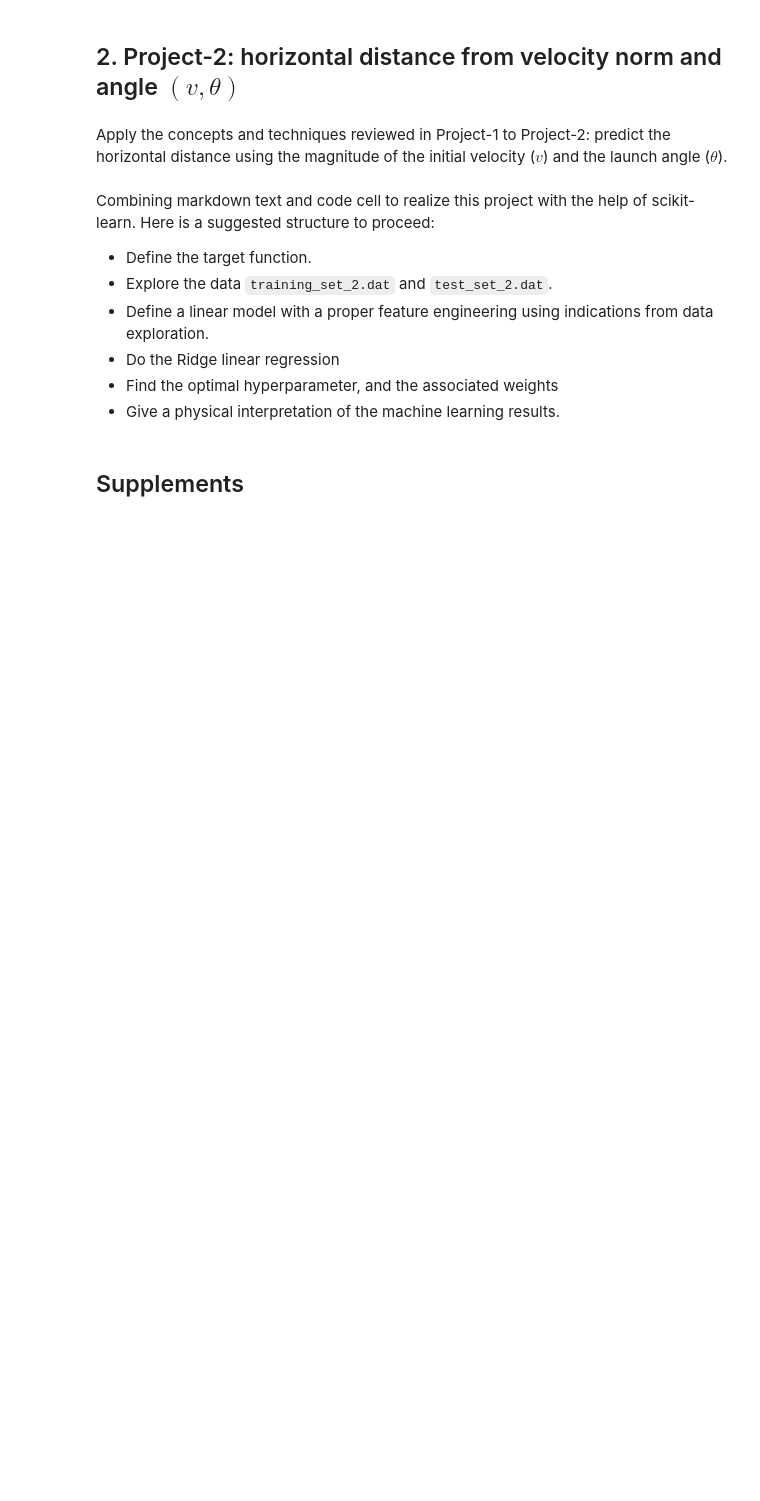
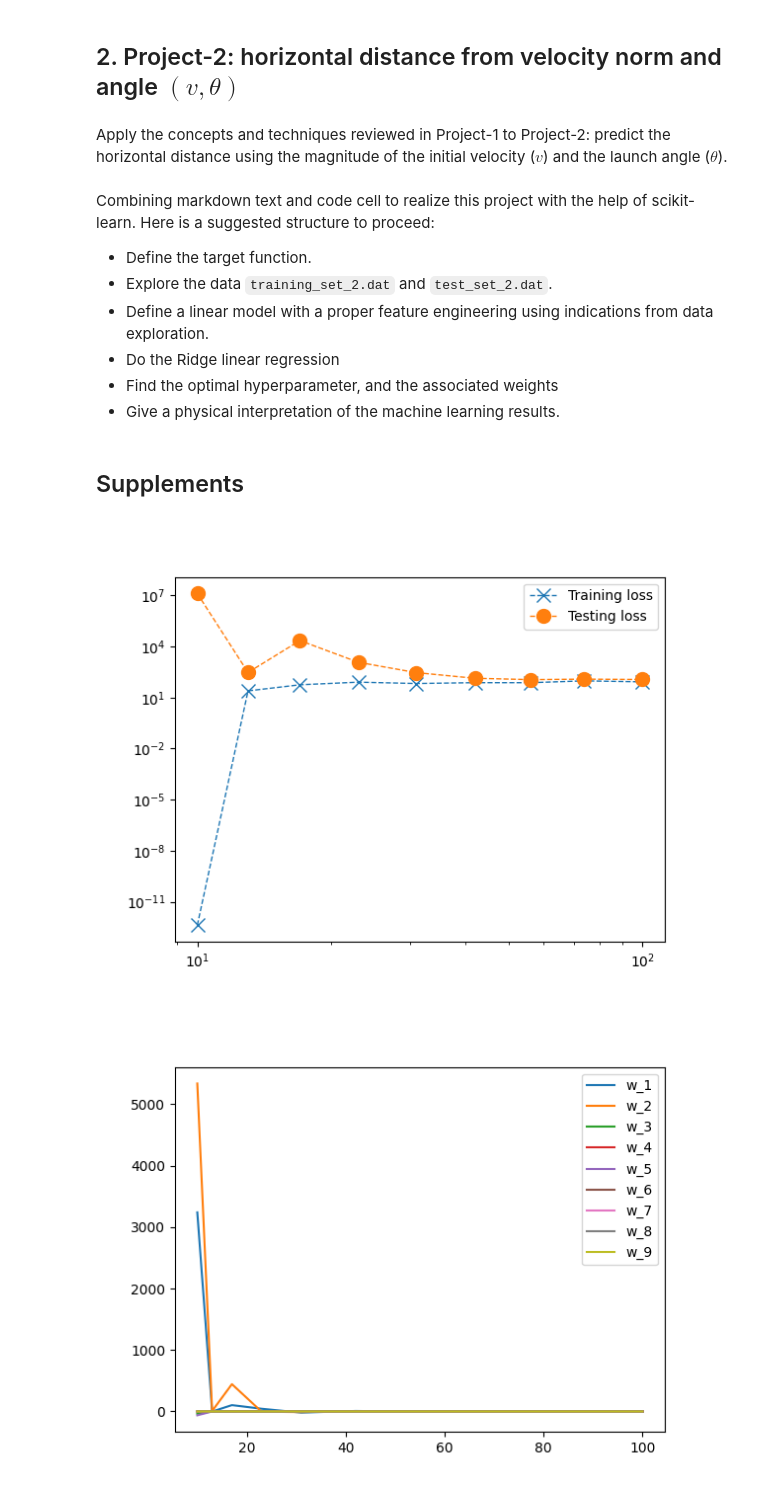
Before and after one commit to chenliu428/Introduction_ML, a Jupyter notebook: TP_Projectile_1_en.ipynb, the cells around one changed output. Saved outputs shown, nothing was run; the diff lists cells and outputs as text; code cells hidden in the pictures; blank space fills up the shorter version.

```diff
--- a/TP_Projectile_1_en.ipynb
+++ b/TP_Projectile_1_en.ipynb
@@ -1165,7 +1372,7 @@ for s in range(1, 4):
         ci += 1
 
 # Training set size array
-n_train = np.logspace(1, 3, 9).astype(int)
+n_train = np.logspace(1, 2, 9).astype(int)
 
 Parameters = []
 Training_loss = []
@@ -1180,35 +1387,39 @@ for i, n in enumerate(n_train):
     # Train OLS regression model
     ols = LinearRegression()
     ols.fit(X_train_sub, y_train_sub)
 
     # Make a prediction using the testing input
     y_pred_test = ols.predict(X_test_new)
     Testing_loss.append(mean_squared_error(y_test, y_pred_test))
 
     # Make a prediction using the training input
     y_pred_train_sub = ols.predict(X_train_sub)
     Training_loss.append(mean_squared_error(y_train_sub, y_pred_train_sub))
 
     # Store the weights and the intercept
     Parameters.append(ols.coef_)
 
 # Plot the training loss and "true" loss as a function of the training dataset sizes
 plt.figure()
 plt.clf()
-plt.plot(n_train, Training_loss, label='Training loss')
-plt.plot(n_train, Testing_loss, label='Testing loss')
+plt.plot(n_train, Training_loss, 'x--', lw=1, ms=10, label='Training loss')
+plt.plot(n_train, Testing_loss, 'o--', lw=1, ms=10, label='Testing loss')
 plt.xscale('log')
+plt.yscale('log')
 plt.legend()
 plt.show()
 
 # Plot the weights and the intercept as a function of the training dataset sizes
 plt.figure()
 plt.clf()
 pmt = np.array(Parameters)
 for i in range(pmt.shape[1]):
     plt.plot(n_train, pmt[:, i], label='w_{}'.format(i+1))
 plt.legend()
 plt.show()
+# %% [output]
+[figure, added]
+[figure, added]
 # %%
 # Exercise 2.6.2
 import numpy as np
```
Also changed, not shown: parts of 13 cells of this notebook.
